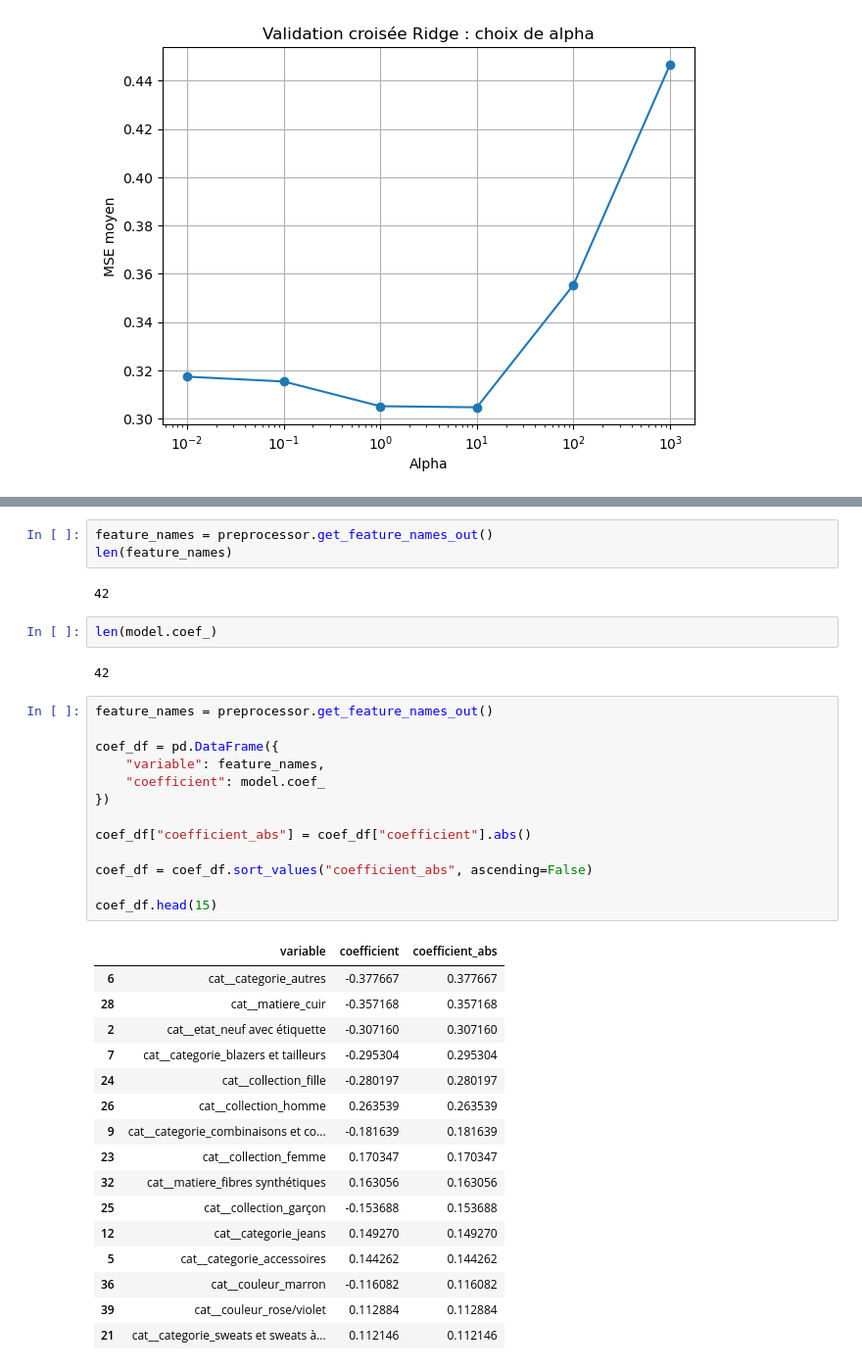
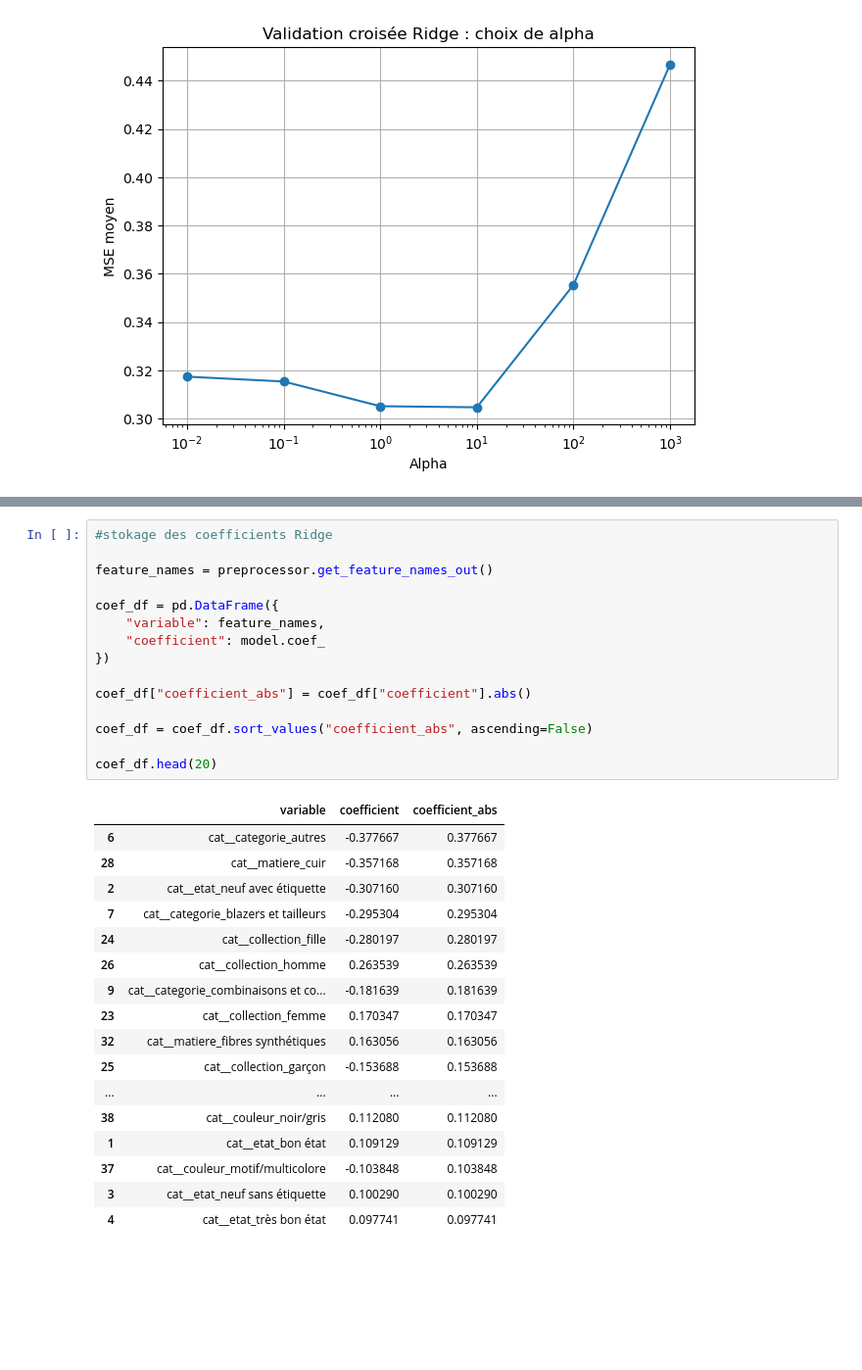
Before and after one commit to NourBouabid/Vinted-Zara-scrapping-et-analyse, a Jupyter notebook: Notebook_Analyse.ipynb, the cells around one changed output, grey strips where cells are left out. Shown at 98% size. Cells and saved outputs as stored; diff of their text form; blank space fills up the shorter version.

Commit message:
ridge

```diff
--- a/Notebook_Analyse.ipynb
+++ b/Notebook_Analyse.ipynb
@@ -247,42 +248,36 @@ resultats
 |  | data | R2 | RMSE |
 | 0 | Train | 0.457576 | 0.512451 |
 | 1 | Test | 0.428544 | 0.514667 |
-# %%
-feature_names = preprocessor.get_feature_names_out()
-len(feature_names)
-# %% [output]
-42
-# %%
-len(model.coef_)
-# %% [output]
-42
 # %%
+#stokage des coefficients Ridge
+
 feature_names = preprocessor.get_feature_names_out()
 
 coef_df = pd.DataFrame({
     "variable": feature_names,
     "coefficient": model.coef_
 })
 
 coef_df["coefficient_abs"] = coef_df["coefficient"].abs()
 
 coef_df = coef_df.sort_values("coefficient_abs", ascending=False)
 
-coef_df.head(15)
+coef_df.head(20)
 # %% [output]
 |  | variable | coefficient | coefficient_abs |
 | 6 | cat__categorie_autres | -0.377667 | 0.377667 |
 | 28 | cat__matiere_cuir | -0.357168 | 0.357168 |
 | 2 | cat__etat_neuf avec étiquette | -0.307160 | 0.307160 |
 | 7 | cat__categorie_blazers et tailleurs | -0.295304 | 0.295304 |
 | 24 | cat__collection_fille | -0.280197 | 0.280197 |
 | 26 | cat__collection_homme | 0.263539 | 0.263539 |
 | 9 | cat__categorie_combinaisons et co... | -0.181639 | 0.181639 |
 | 23 | cat__collection_femme | 0.170347 | 0.170347 |
 | 32 | cat__matiere_fibres synthétiques | 0.163056 | 0.163056 |
 | 25 | cat__collection_garçon | -0.153688 | 0.153688 |
-| 12 | cat__categorie_jeans | 0.149270 | 0.149270 |
-| 5 | cat__categorie_accessoires | 0.144262 | 0.144262 |
-| 36 | cat__couleur_marron | -0.116082 | 0.116082 |
-| 39 | cat__couleur_rose/violet | 0.112884 | 0.112884 |
-| 21 | cat__categorie_sweats et sweats à... | 0.112146 | 0.112146 |
+| ... | ... | ... | ... |
+| 38 | cat__couleur_noir/gris | 0.112080 | 0.112080 |
+| 1 | cat__etat_bon état | 0.109129 | 0.109129 |
+| 37 | cat__couleur_motif/multicolore | -0.103848 | 0.103848 |
+| 3 | cat__etat_neuf sans étiquette | 0.100290 | 0.100290 |
+| 4 | cat__etat_très bon état | 0.097741 | 0.097741 |
```
Also changed, not shown: parts of 9 cells of this notebook.
